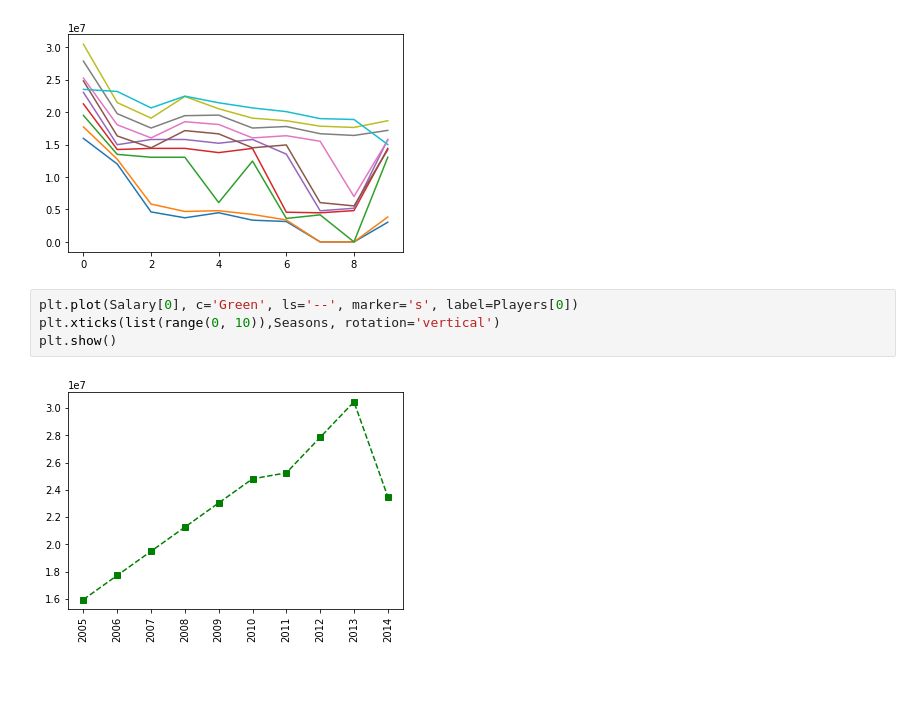
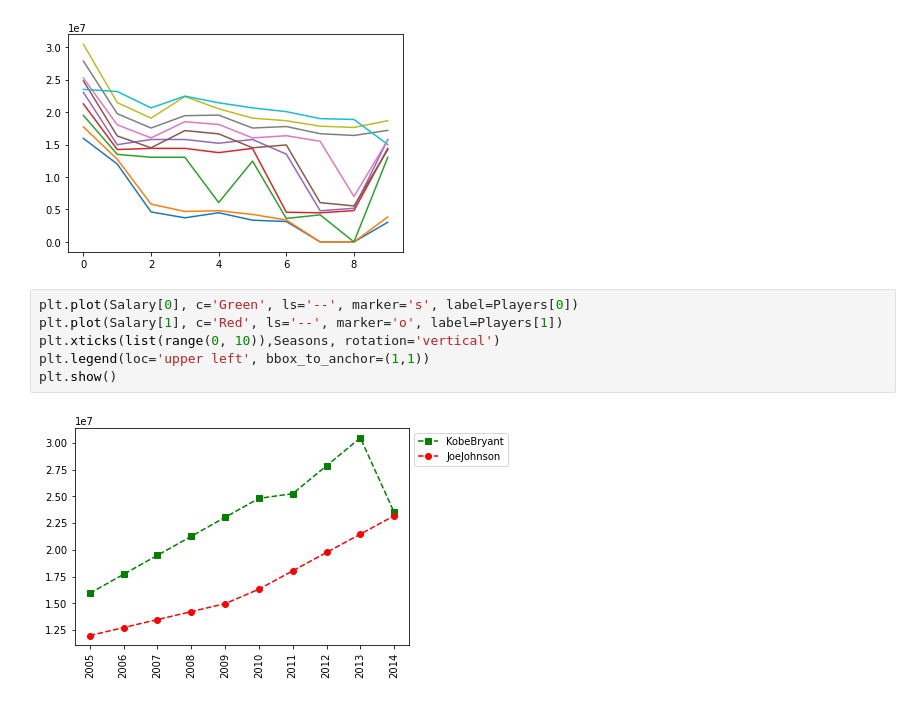
Before and after one commit to twzhangyang/python-for-data-science-path, a Jupyter notebook: src/03-matrix/basketball.ipynb, the cells around one changed output. Saved outputs shown, nothing was run; the diff lists cells and outputs as text.

Commit message:
plot matrix

```diff
--- a/src/03-matrix/basketball.ipynb
+++ b/src/03-matrix/basketball.ipynb
@@ -149,7 +149,9 @@ plt.show()
 [figure]
 # %%
 plt.plot(Salary[0], c='Green', ls='--', marker='s', label=Players[0])
+plt.plot(Salary[1], c='Red', ls='--', marker='o', label=Players[1])
 plt.xticks(list(range(0, 10)),Seasons, rotation='vertical')
+plt.legend(loc='upper left', bbox_to_anchor=(1,1))
 plt.show()
 # %% [output]
-[figure, old version]
+[figure, new version]
```
Also changed, not shown: parts of 2 cells of this notebook.
